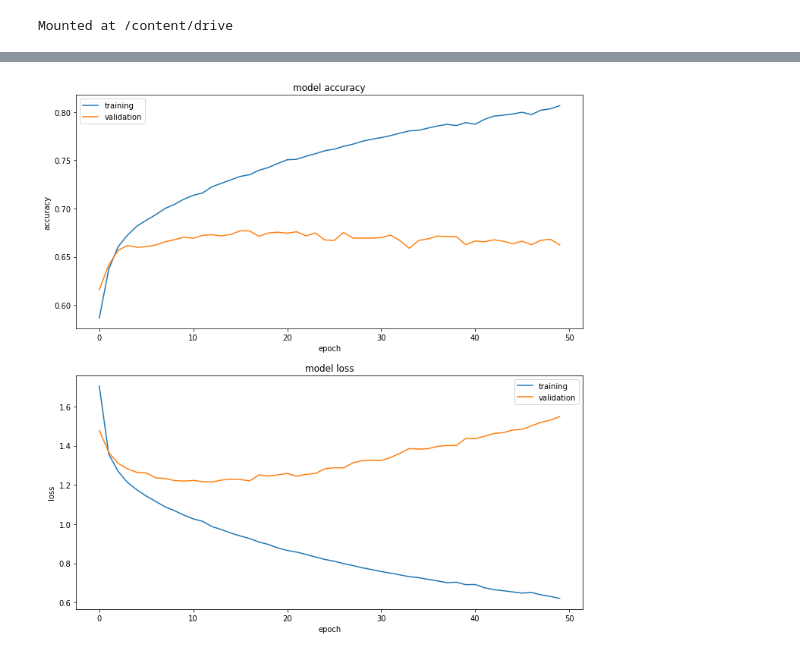
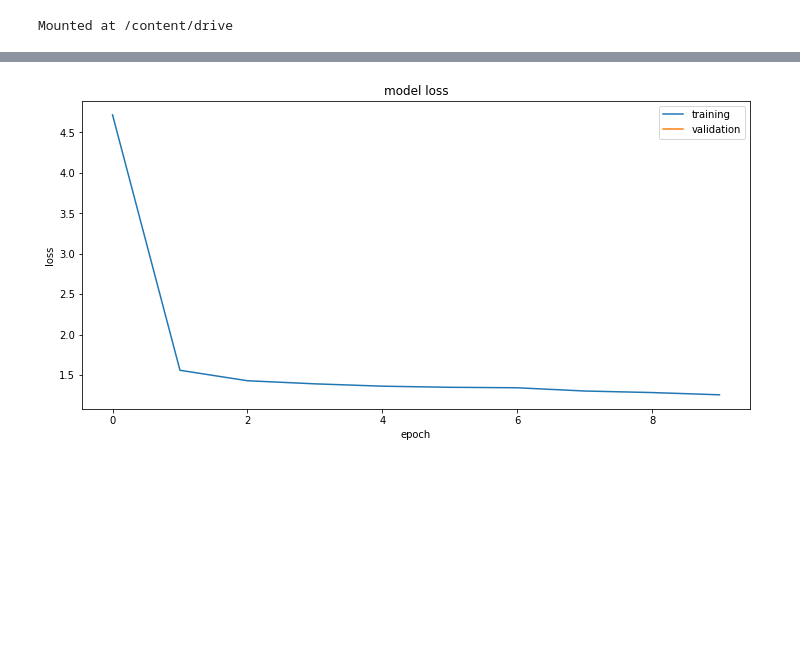
Before and after one commit to Imenatrix/TCC-INFO19, a Jupyter notebook: notebook.ipynb, the cells around one changed output, grey strips where cells are left out. Saved outputs shown, nothing was run; the diff lists cells and outputs as text; code cells hidden in the pictures; blank space fills up the shorter version.

Commit message:
Implement loss history keeping

```diff
--- a/notebook.ipynb
+++ b/notebook.ipynb
@@ -731,7 +750,7 @@ model.load_weights(CHECKPOINT)
 model_checkpoint_callback = tf.keras.callbacks.ModelCheckpoint(filepath=CHECKPOINT, save_weights_only=True, save_best_only=True)
 # %%
 steps_per_epoch = len(train_fns) * EXAMPLES_PER_FILE / BATCH_SIZE
-fit(model, loss_fn, optimizer, dataset, EPOCHS, steps_per_epoch)
+history = fit(model, loss_fn, optimizer, dataset, EPOCHS, steps_per_epoch)
 # %%
 steps_per_epoch = len(train_fns) * EXAMPLES_PER_FILE / BATCH_SIZE
 validation_steps = len(validation_fns) * EXAMPLES_PER_FILE / BATCH_SIZE
@@ -758,16 +777,16 @@ Epoch 50/50
 # %%
 def display_training_curves(training, validation, title, subplot):
   ax = plt.subplot(subplot)
   ax.plot(training)
   ax.plot(validation)
   ax.set_title('model '+ title)
   ax.set_ylabel(title)
   ax.set_xlabel('epoch')
   ax.legend(['training', 'validation'])
 
 plt.subplots(figsize=(10,10))
 plt.tight_layout()
-display_training_curves(history.history['sparse_categorical_accuracy'], history.history['val_sparse_categorical_accuracy'], 'accuracy', 211)
-display_training_curves(history.history['loss'], history.history['val_loss'], 'loss', 212)
+#display_training_curves(history.history['sparse_categorical_accuracy'], history.history['val_sparse_categorical_accuracy'], 'accuracy', 211)
+display_training_curves(history.history['loss'], [], 'loss', 212)
 # %% [output]
-[figure, old version]
+[figure, new version]
```
Also changed, not shown: parts of 3 cells of this notebook.
